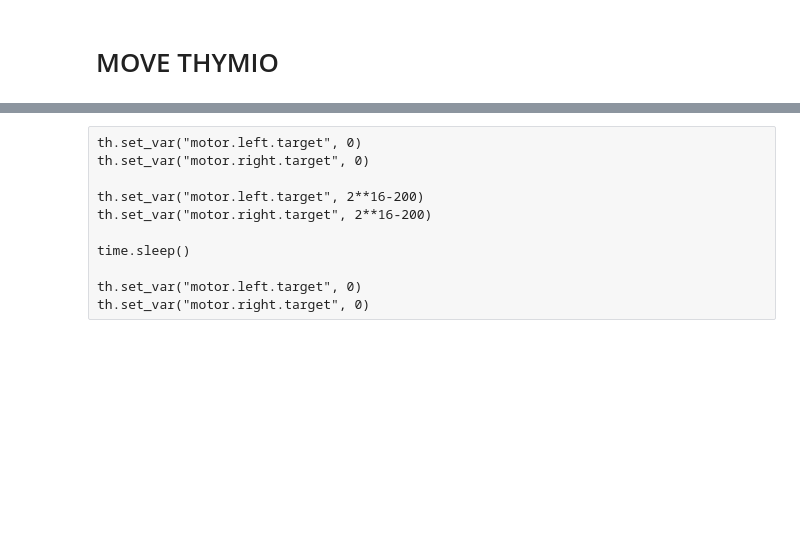
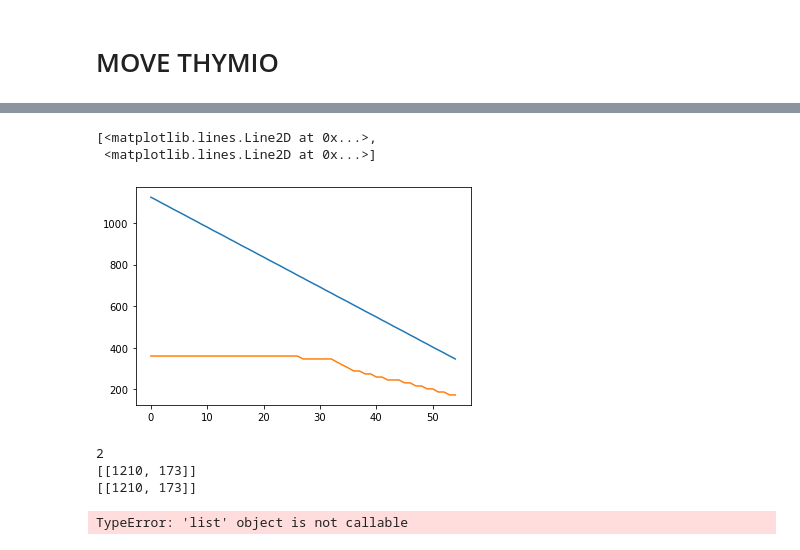
Before and after one commit to kenp-io/EPFL_MoRo_Project, a Jupyter notebook: main.ipynb, the cells around one changed output, grey strips where cells are left out. Drawn from its saved outputs; the diff is of its cells as text; code cells hidden in the pictures; blank space fills up the shorter version.

```diff
--- a/main.ipynb
+++ b/main.ipynb
@@ -151,14 +144,3 @@ globalNavigation.turnAngle(360,th)
-# %% [raw]
-th.set_var("motor.left.target", 0)
-th.set_var("motor.right.target", 0)
-
-th.set_var("motor.left.target", 2**16-200)
-th.set_var("motor.right.target", 2**16-200)
-
-time.sleep()
-
-th.set_var("motor.left.target", 0)
-th.set_var("motor.right.target", 0)
 # %%
 th.set_var('motor.left.target', 0)
 th.set_var('motor.right.target', 0)
@@ -166,0 +150,19 @@ th.set_var('motor.right.target', 0)
+# %%
+plt.plot(path)
+# %% [output]
+[<matplotlib.lines.Line2D at 0x...>,
+ <matplotlib.lines.Line2D at 0x...>]
+[figure, added]
+# %%
+importlib.reload(globalNavigation)
+print(len(path))
+simplePath = globalNavigation.pathSimplifier(path)
+print(simplePath)
+# %% [output]
+2
+[[1210, 173]]
+[[1210, 173]]
+# %%
+print(path())
+# %% [output]
+TypeError: 'list' object is not callable
```
Also changed, not shown: parts of 9 cells of this notebook, 3 other files.
